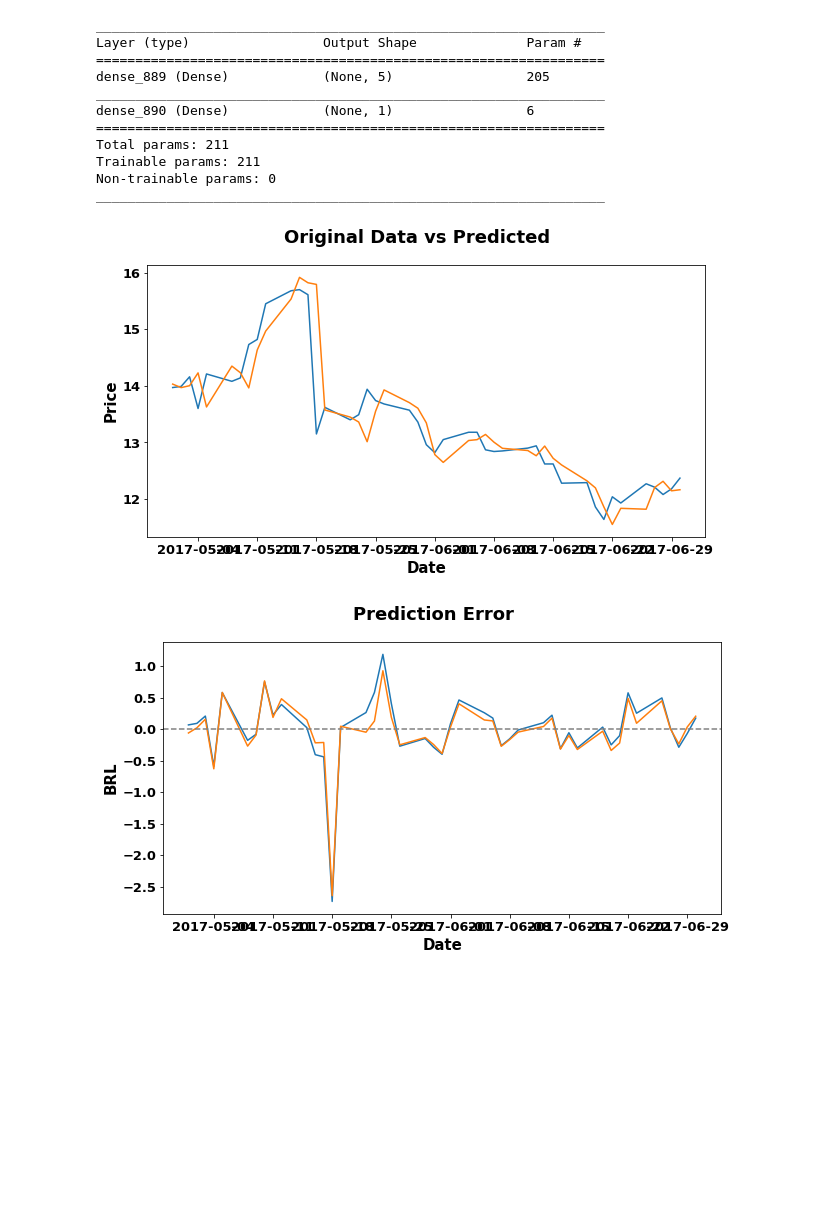
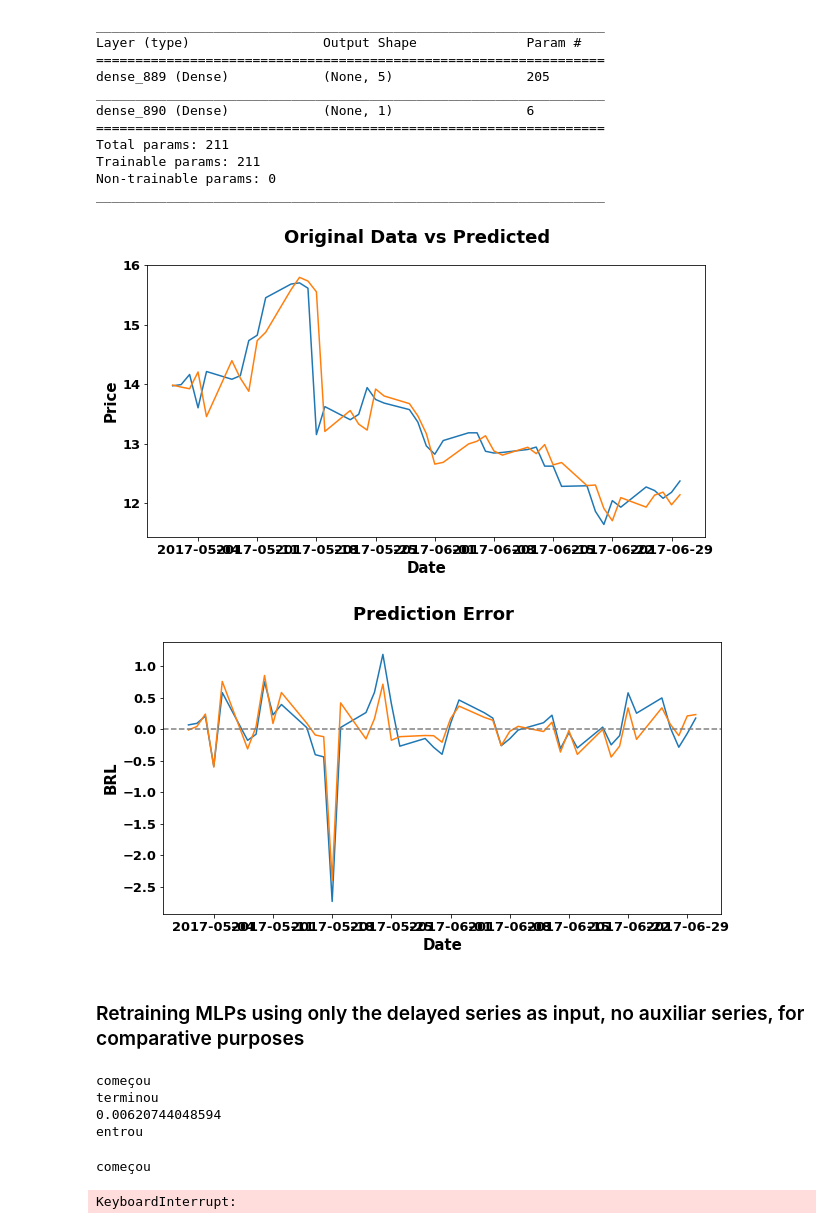
Before and after one commit to danilofrp/neural-stocks, a Jupyter notebook: notebooks/MLP.ipynb, the cells around one changed output. Saved outputs shown, nothing was run; the diff lists cells and outputs as text; code cells hidden in the pictures; blank space fills up the shorter version.

```diff
--- a/notebooks/MLP.ipynb
+++ b/notebooks/MLP.ipynb
@@ -393,23 +395,25 @@ plt.legend(handles=[trainigSet, validationSet], labels=['training set', 'validat
 #fig.savefig('{}/{}.{}'.format(saveFigDir, 'RMSE_per_epoch_ANNi40h5o1', 'pdf'), bbox_inches='tight')
 # %%
 predictionsStd = bestModelStd.predict(xTest)
-predictionsStd = yStdScaler.inverse_transform(predictions)
+predictionsStd = yStdScaler.inverse_transform(predictionsStd)
 predictionsStd_clean = []
 for p in predictionsStd:
     predictionsStd_clean.extend(p)
 predictionsStdSeries = pd.Series(predictionsStd_clean, index = df['2017'].index)
 
 plotSeries([df['PETR4_Close_trend']+ df['PETR4_Close_resid'],
 #            df['PETR4_Close_trend'],
             df['PETR4_Close_trend'] + predictionsStdSeries],
            initialPlotDate = '2017-05', finalPlotDate = '2017-06',
            title = 'Original Data vs Predicted', ylabel = 'Price')
 # %% [output]
-[figure, old version]
+[figure, new version]
 # %%
 plotSeries([df['PETR4_Close_resid'], (df['PETR4_Close_resid'] - predictionsStdSeries)],
            plotZeroLine = True,
            initialPlotDate = '2017-05', finalPlotDate = '2017-06',
            title = 'Prediction Error', ylabel = 'BRL')
 # %% [output]
-[figure, old version]
+[figure, new version]
+# %% [markdown]
+<h3>Retraining MLPs using only the delayed series as input, no auxiliar series, for comparative purposes</h3>
@@ -415,0 +437,71 @@ plotSeries([df['PETR4_Close_resid'], (df['PETR4_Close_resid'] - predictionsStdSe
+# %%
+inputDim = xSimpleTrain.shape[1]
+
+nFolds = 10 # number of times a topology will be trained
+maxNeuronsInHiddenLayer = 10 # upper limit for number of neurons in hidden layer
+
+modelSimple = Sequential([Dense(nNeurons, activation = 'tanh', input_dim = inputDim),
+                          Dense(1, activation = 'linear')
+                         ])
+modelSimple.compile(optimizer = optimizer, loss = 'mean_squared_error', metrics = ['mae'])
+
+print 'começou'
+fitHistory = modelSimple.fit(xSimpleTrain,
+                             ySimpleTrain,
+                             epochs = 500,
+                             verbose = 0,
+                             shuffle = True,
+                             validation_split = 0.15,
+                             callbacks = [modelCheckpointStd,
+                                          earlyStopping]
+                            )
+print 'terminou'
+print min(fitHistory.history['val_loss'])
+if min(fitHistory.history['val_loss']) < bestSimpleValLoss:
+    print 'entrou'
+    bestSimpleValLoss = min(fitHistory.history['val_loss'])
+    bestSimpleFitHistory = fitHistory
+# %% [output]
+começou
+terminou
+0.00620744048594
+entrou
+# %%
+modelCheckpointStd = ModelCheckpoint('tmp/PETR4_MLP_simple.h5', save_best_only=True)
+
+init_time = time.time()
+
+bestSimpleValLoss = np.Inf
+bestSimpleFitHistory = None
+
+for nNeurons in range(1, 1 + 1):
+    for fold in range(1):
+        modelSimple = Sequential([Dense(nNeurons, activation = 'tanh', input_dim = inputDim),
+                                  Dense(1, activation = 'linear')
+                                 ])
+        modelSimple.compile(optimizer = optimizer, loss = 'mean_squared_error', metrics = ['mae'])
+
+        print 'começou'
+        fitHistory = modelSimple.fit(xSimpleTrain,
+                                     ySimpleTrain,
+                                     epochs = 500,
+                                     verbose = 0,
+                                     shuffle = True,
+                                     validation_split = 0.15,
+                                     callbacks = [modelCheckpointStd,
+                                                  earlyStopping]
+                                    )
+        print 'terminou'
+
+        print min(fitHistory.history['val_loss'])
+        if min(fitHistory.history['val_loss']) < bestSimpleValLoss:
+            print 'entrou'
+            bestSimpleValLoss = min(fitHistory.history['val_loss'])
+            bestSimpleFitHistory = fitHistory
+
+end_time = time.time()
+
+print 'Time to fit all models: '+str(end_time-init_time)+' seconds'
+# %% [output]
+começou
+KeyboardInterrupt:
```
Also changed, not shown: parts of 8 cells of this notebook.
